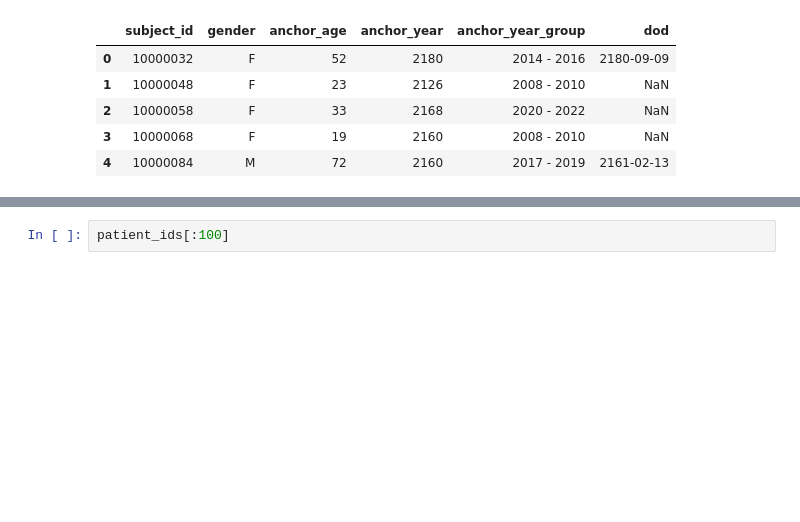
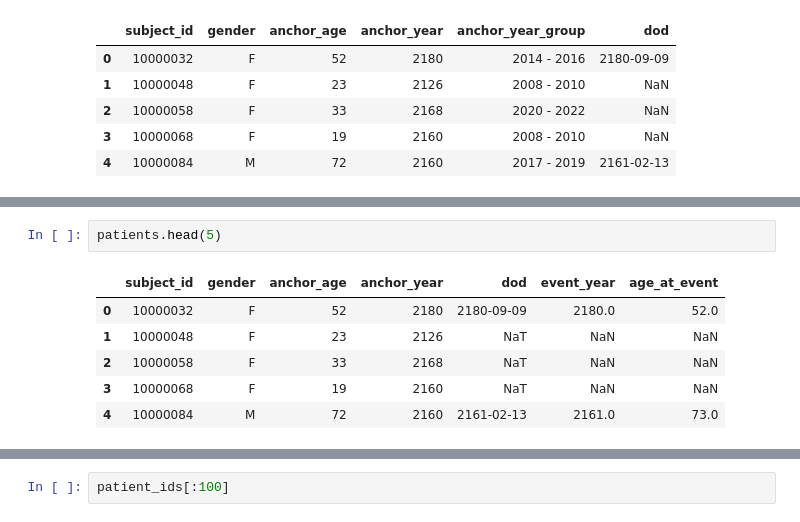
Before and after one commit to michechi/LLMSeq, a Jupyter notebook: src/preprocessing_no_pyhealth.ipynb, the cells around one changed output, grey strips where cells are left out. Cells and saved outputs as stored; diff of their text form; blank space fills up the shorter version.

```diff
--- a/src/preprocessing_no_pyhealth.ipynb
+++ b/src/preprocessing_no_pyhealth.ipynb
@@ -114,0 +143,9 @@ procedures['age_at_event'] = procedures['anchor_age']
+# %%
+patients.head(5)
+# %% [output]
+|  | subject_id | gender | anchor_age | anchor_year | dod | event_year | age_at_event |
+| 0 | 10000032 | F | 52 | 2180 | 2180-09-09 | 2180.0 | 52.0 |
+| 1 | 10000048 | F | 23 | 2126 | NaT | NaN | NaN |
+| 2 | 10000058 | F | 33 | 2168 | NaT | NaN | NaN |
+| 3 | 10000068 | F | 19 | 2160 | NaT | NaN | NaN |
+| 4 | 10000084 | M | 72 | 2160 | 2161-02-13 | 2161.0 | 73.0 |
```
Also changed, not shown: parts of 8 cells of this notebook, 4 other files.
